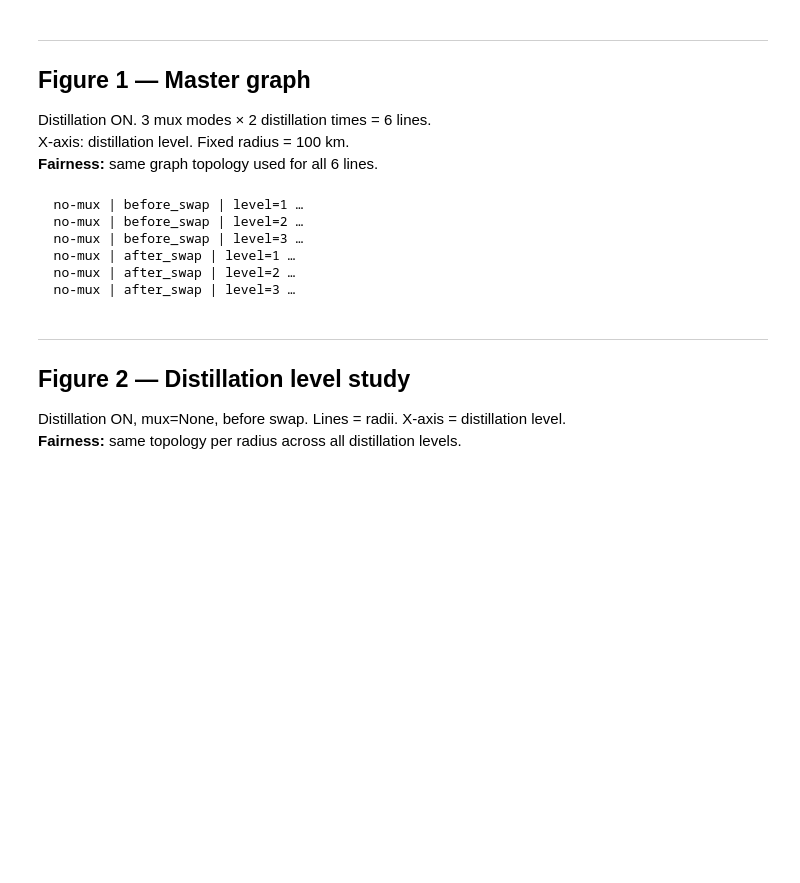
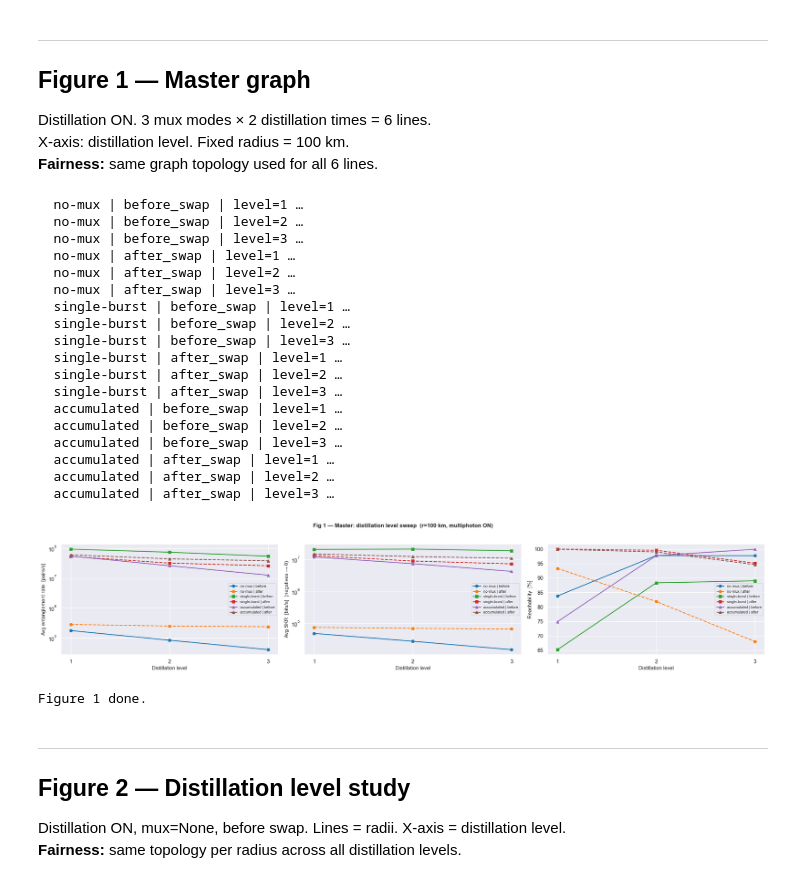
Before and after one commit to lucamar91/qkd_networks, a Jupyter notebook: metrics_study (2).ipynb, the cells around one changed output. Saved outputs shown, nothing was run; the diff lists cells and outputs as text; code cells hidden in the pictures; blank space fills up the shorter version.

```diff
--- a/metrics_study (2).ipynb
+++ b/metrics_study (2).ipynb
@@ -70,8 +70,8 @@ def make_params(P_BSM=0.5):
     return p
 
 # ── Sweep knobs ──────────────────────────────────────────────────────────────
-N_NODES  = 400
-N_TRIALS = 10
+N_NODES  = 100
+N_TRIALS = 5
 BETA     = 2.6261
 MU       = 0.0233
 M_MUX    = 1e4
@@ -82,7 +82,7 @@ MUX_MODES   = [None, 'single_burst', 'accumulated']
 DIST_TIMES  = ['before_swap', 'after_swap']
 
 RADIUS_LARGE    = 120    # km
-P_BSM_VALUES    = np.linspace(0.05, 0.95, 12)
+P_BSM_VALUES    = np.linspace(0.05, 0.95, 10)
 
 RADII_DIJKSTRA  = [10, 40, 325]
 RADII_KDE       = [10, 40, 160]   # km
@@ -233,7 +235,7 @@ def finish_axes(axes, xlabel, xscale='log'):
             pass  # linear scale
         elif key == 'avg_skr':
             # SKR can be 0 for many pairs — symlog lets us see the scale
-            ax.set_yscale('symlog', linthresh=1e-3)
+            ax.set_yscale('log')
         else:
             ax.set_yscale('log')
         ax.legend(fontsize=8, framealpha=0.75)
@@ -278,7 +300,7 @@ mux_lbl    = {None: 'no-mux', 'single_burst': 'single-burst', 'accumulated': 'ac
 mux_marker = {None: 'o', 'single_burst': 's', 'accumulated': '^'}
 time_ls    = {'before_swap': '-', 'after_swap': '--'}
 
-fig1, axes1 = make_fig(f'Fig 1 — Master: distillation level sweep  (r={RADIUS_MASTER} km, multiphoton OFF)')
+fig1, axes1 = make_fig(f'Fig 1 — Master: distillation level sweep  (r={RADIUS_MASTER} km, multiphoton ON)')
 
 ci = 0
 for mux in MUX_MODES:
@@ -287,35 +309,49 @@ for mux in MUX_MODES:
         for lv in LEVELS:
             print(f'  {mux_lbl[mux]} | {dtime} | level={lv} …')
             # Use shared graph for radius=RADIUS_MASTER
             trials = {m: [] for m in METRIC_KEYS}
             for A, dist, coords in SHARED_GRAPHS[RADIUS_MASTER]:
                 res = run_metrics_on_graph(
                     A, dist, coords, RADIUS_MASTER,
                     distillation=True, multiplexing_type=mux,
-                    distillation_level=lv, distillation_time=dtime,
+                    distillation_level=lv, distillation_time=dtime, multiphoton=True
                 )
                 for m in METRIC_KEYS:
                     trials[m].append(res[m])
             for m in METRIC_KEYS:
                 data[m].append(np.mean(trials[m]))
         plot_line(axes1, LEVELS, data,
                   label=f"{mux_lbl[mux]} | {dtime.replace('_swap', '')}",
                   color=pal1[ci], ls=time_ls[dtime], marker=mux_marker[mux])
         ci += 1
 
 finish_axes(axes1, xlabel='Distillation level', xscale='linear')
 for ax in axes1: ax.set_xticks(LEVELS)
 plt.tight_layout()
-plt.savefig('plots/fig1_master.png', dpi=150, bbox_inches='tight')
+plt.savefig('plots/fig1_master_mult.png', dpi=150, bbox_inches='tight')
 plt.show()
 print('Figure 1 done.')
 # %% [output]
   no-mux | before_swap | level=1 …
   no-mux | before_swap | level=2 …
   no-mux | before_swap | level=3 …
   no-mux | after_swap | level=1 …
   no-mux | after_swap | level=2 …
   no-mux | after_swap | level=3 …
+  single-burst | before_swap | level=1 …
+  single-burst | before_swap | level=2 …
+  single-burst | before_swap | level=3 …
+  single-burst | after_swap | level=1 …
+  single-burst | after_swap | level=2 …
+  single-burst | after_swap | level=3 …
+  accumulated | before_swap | level=1 …
+  accumulated | before_swap | level=2 …
+  accumulated | before_swap | level=3 …
+  accumulated | after_swap | level=1 …
+  accumulated | after_swap | level=2 …
+  accumulated | after_swap | level=3 …
+[figure, added]
+Figure 1 done.
 # %% [markdown]
 ---
 ## Figure 2 — Distillation level study
```
Also changed, not shown: parts of 21 cells of this notebook, 10 other files.
